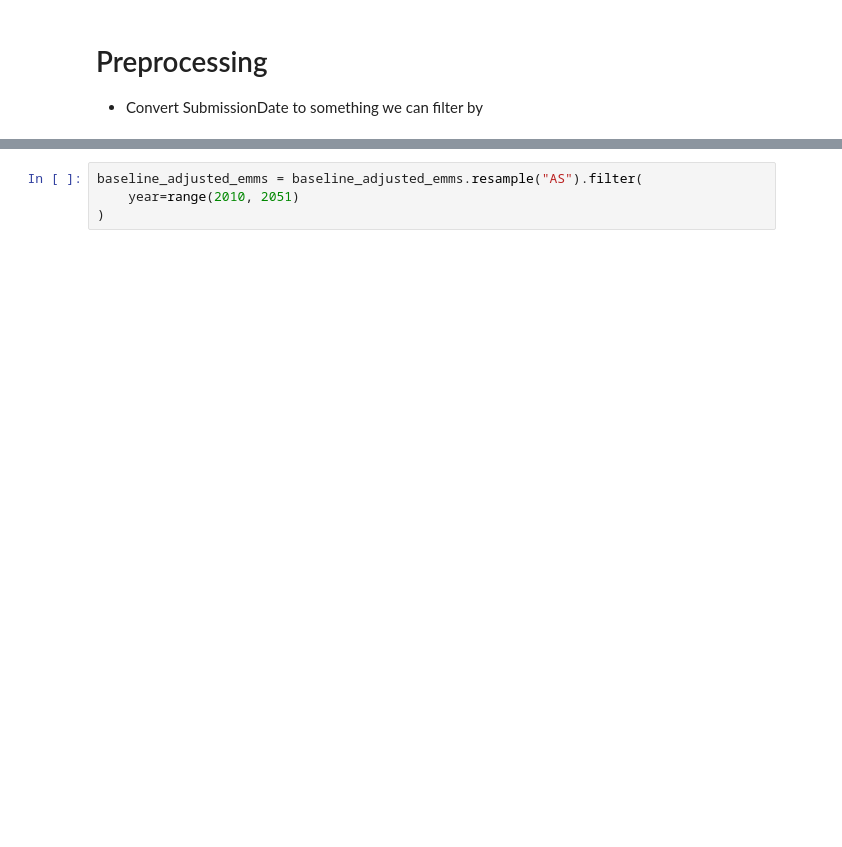
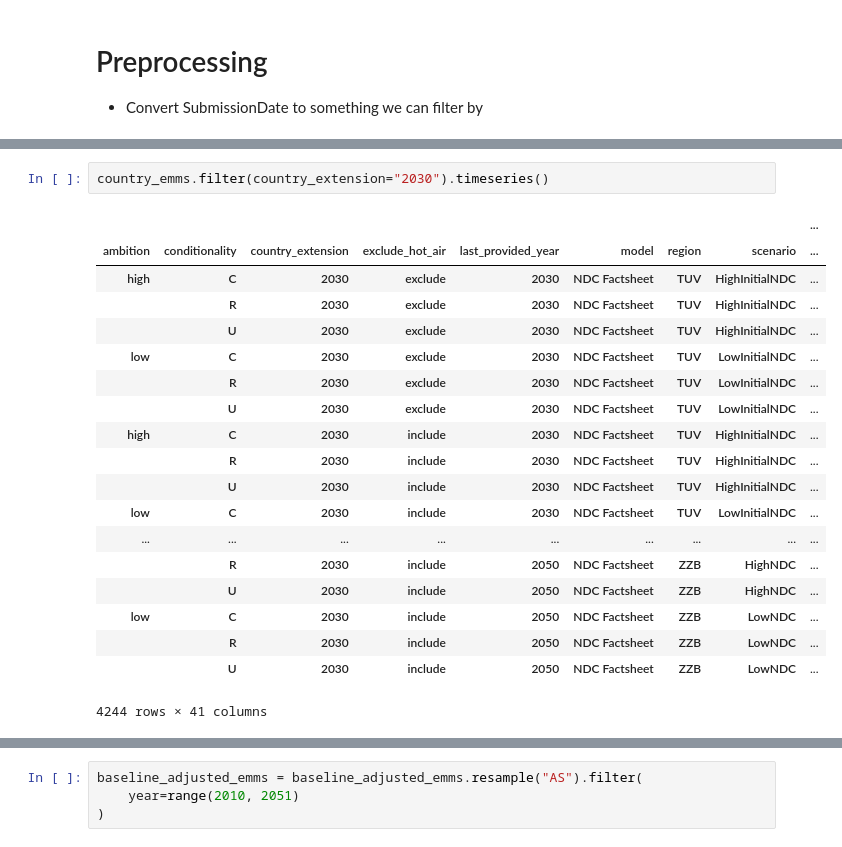
Before and after one commit to climate-resource/ndc-realisations-2021, a Jupyter notebook: notebooks/301_produce_global_pathways.ipynb, the cells around one changed output, grey strips where cells are left out. Drawn from its saved outputs; the diff is of its cells as text; blank space fills up the shorter version.

```diff
--- a/notebooks/301_produce_global_pathways.ipynb
+++ b/notebooks/301_produce_global_pathways.ipynb
@@ -263,3 +242,25 @@ country_emms["submission_date"] = [
 country_emms = country_emms.resample("AS").filter(year=range(2010, 2051))
 # %% [output]
 [interactive output not drawn]
+# %%
+country_emms.filter(country_extension="2030").timeseries()
+# %% [output]
+|  |  |  |  |  |  |  |  | ... |
+| ambition | conditionality | country_extension | exclude_hot_air | last_provided_year | model | region | scenario | ... |
+| high | C | 2030 | exclude | 2030 | NDC Factsheet | TUV | HighInitialNDC | ... |
+|  | R | 2030 | exclude | 2030 | NDC Factsheet | TUV | HighInitialNDC | ... |
+|  | U | 2030 | exclude | 2030 | NDC Factsheet | TUV | HighInitialNDC | ... |
+| low | C | 2030 | exclude | 2030 | NDC Factsheet | TUV | LowInitialNDC | ... |
+|  | R | 2030 | exclude | 2030 | NDC Factsheet | TUV | LowInitialNDC | ... |
+|  | U | 2030 | exclude | 2030 | NDC Factsheet | TUV | LowInitialNDC | ... |
+| high | C | 2030 | include | 2030 | NDC Factsheet | TUV | HighInitialNDC | ... |
+|  | R | 2030 | include | 2030 | NDC Factsheet | TUV | HighInitialNDC | ... |
+|  | U | 2030 | include | 2030 | NDC Factsheet | TUV | HighInitialNDC | ... |
+| low | C | 2030 | include | 2030 | NDC Factsheet | TUV | LowInitialNDC | ... |
+| ... | ... | ... | ... | ... | ... | ... | ... | ... |
+|  | R | 2030 | include | 2050 | NDC Factsheet | ZZB | HighNDC | ... |
+|  | U | 2030 | include | 2050 | NDC Factsheet | ZZB | HighNDC | ... |
+| low | C | 2030 | include | 2050 | NDC Factsheet | ZZB | LowNDC | ... |
+|  | R | 2030 | include | 2050 | NDC Factsheet | ZZB | LowNDC | ... |
+|  | U | 2030 | include | 2050 | NDC Factsheet | ZZB | LowNDC | ... |
+4244 rows × 41 columns
```
Also changed, not shown: parts of 6 cells of this notebook, 2 other files.
